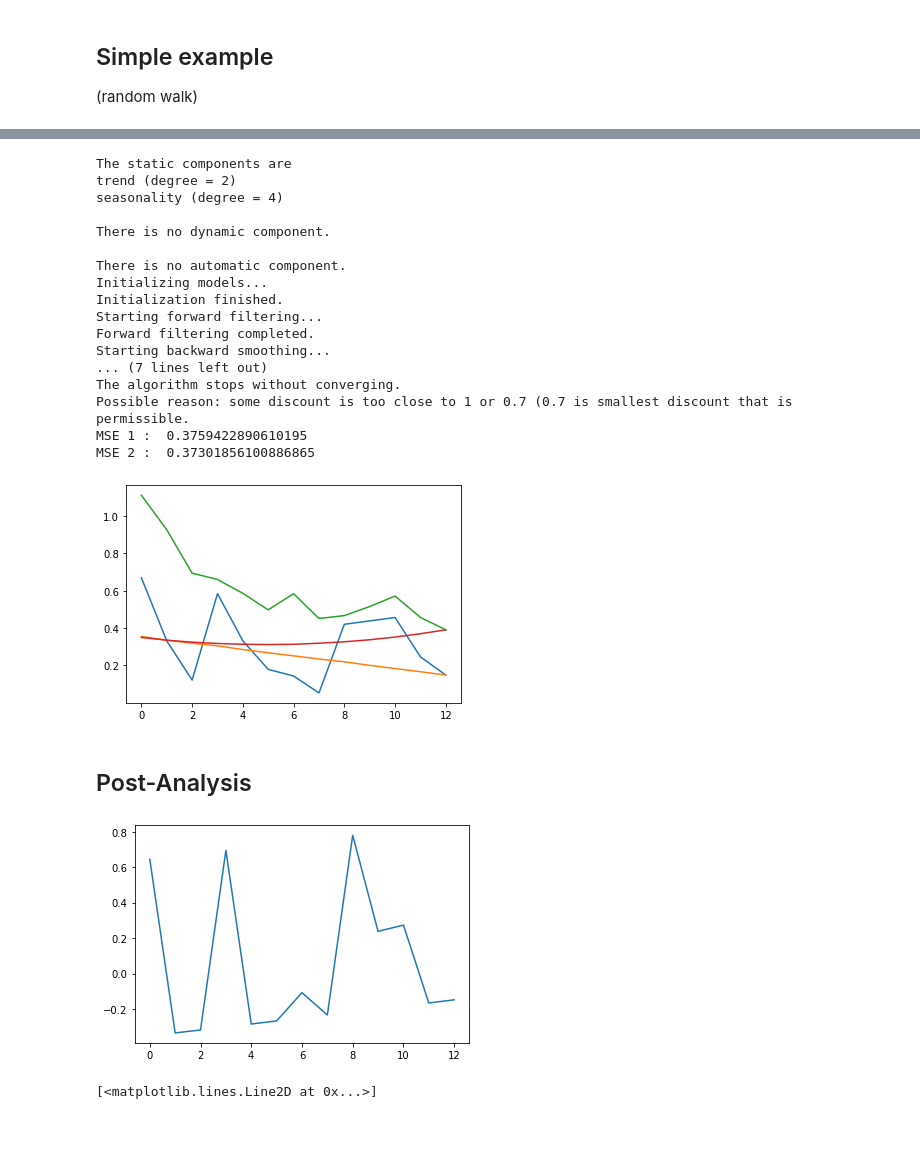
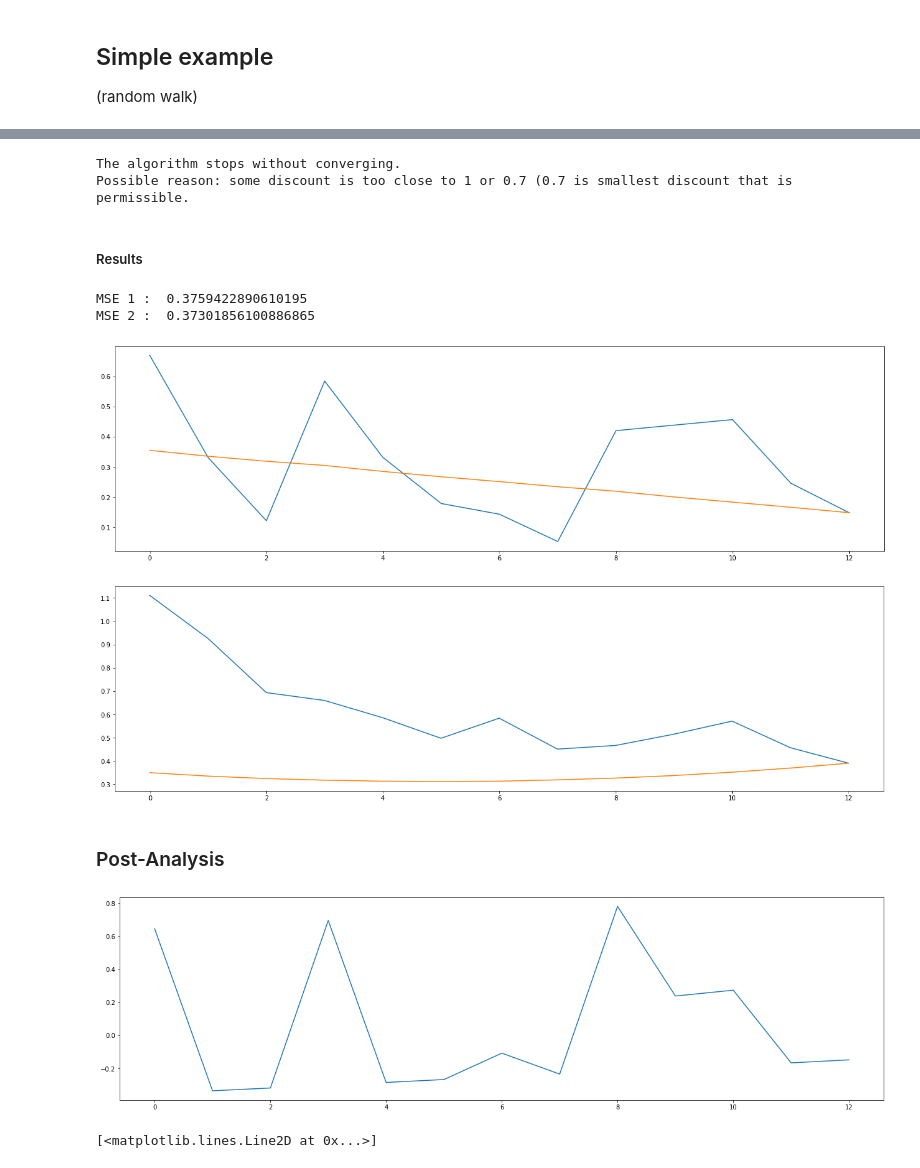
Before and after one commit to miltonluaces/time_series, a Jupyter notebook: stat_models/dlm.ipynb, the cells around one changed output, grey strips where cells are left out. Cells and saved outputs as stored; diff of their text form; code cells hidden in the pictures; blank space fills up the shorter version.

```diff
--- a/stat_models/dlm.ipynb
+++ b/stat_models/dlm.ipynb
@@ -3,6 +3,7 @@
 # %%
 from utilities.std_imports import *
 import pydlm
+plt.rcParams['figure.figsize'] = (22, 6)
 # %% [markdown]
 ## Simple example
 (random walk)
@@ -78,0 +96,4 @@ dlm.plot()
+# %%
+ts = [1, 0, 0, 1, 0, 0, None, 0, 1, None, None, 0, 0]
+dlm = pydlm.dlm(ts) + pydlm.trend(degree=1, w=1.0)
+dlm.fit()
@@ -79,64 +109,45 @@ dlm.plot()
+# %%
+mt = pydlm.modelTuner(method='gradient_descent', loss='mse')
+dlm2 = mt.tune(dlm, maxit=100)
+dlm2.fit()
+# %% [output]
+The algorithm stops without converging.
+Possible reason: some discount is too close to 1 or 0.7 (0.7 is smallest discount that is permissible.
+# %% [markdown]
+##### Results
+# %%
+print("MSE 1 : ", dlm.getMSE())
+print("MSE 2 : ", dlm2.getMSE())
+# %% [output]
+MSE 1 :  0.3759422890610195
+MSE 2 :  0.37301856100886865
 # %%
-# Re-fit
-dlm = dlm + pydlm.seasonality(4)
-dlm.ls()
-dlm.fit()
-
-# Missing observations
-data = [1, 0, 0, 1, 0, 0, None, 0, 1, None, None, 0, 0]
-dlm = pydlm.dlm(data) + pydlm.trend(1, w=1.0)
-dlm.fit()  # fit() will fit both forward filter and backward smoother
-
-# Tunning
-tuner = pydlm.modelTuner(method='gradient_descent', loss='mse')
-dlm2 = tuner.tune(dlm, maxit=100)
-dlm2.fit()
-
-print("MSE 1 : ", dlm.getMSE())
-print("MSE 2 : ", dlm2.getMSE())
-
 # Filtered results
 filtMean = dlm.getMean(filterType='forwardFilter')
 smoothMean = dlm.getMean(filterType='backwardSmoother')
 filtVar = dlm.getVar(filterType='forwardFilter')
 smoothVar = dlm.getVar(filterType='backwardSmoother')
 
 plt.plot(filtMean)
 plt.plot(smoothMean)
+plt.show()
 plt.plot(filtVar)
 plt.plot(smoothVar)
 plt.show()
 # %% [output]
-The static components are
-trend (degree = 2)
-seasonality (degree = 4)
-
-There is no dynamic component.
-
-There is no automatic component.
-Initializing models...
-Initialization finished.
-Starting forward filtering...
-Forward filtering completed.
-Starting backward smoothing...
-... (7 lines left out)
-The algorithm stops without converging.
-Possible reason: some discount is too close to 1 or 0.7 (0.7 is smallest discount that is permissible.
-MSE 1 :  0.3759422890610195
-MSE 2 :  0.37301856100886865
-[figure, old version]
+[figure, new version]
+[figure, added]
 # %% [markdown]
-## Post-Analysis
+### Post-Analysis
 # %%
 filtCI = dlm.getInterval(filterType='forwardFilter')
 smoothCI = dlm.getInterval(filterType='backwardSmoother')
 
-# get the residual time series
 res = dlm.getResidual(filterType='backwardSmoother')
 
 plt.plot(res);
 # %% [output]
-[figure, old version]
+[figure, new version]
 # %%
 # get the filtered and smoothed mean for a given component
 #filtTrend = dlm.getMean(filterType='forwardFilter', name='lineTrend')
```
Also changed, not shown: parts of 16 cells of this notebook, 2 other files.
